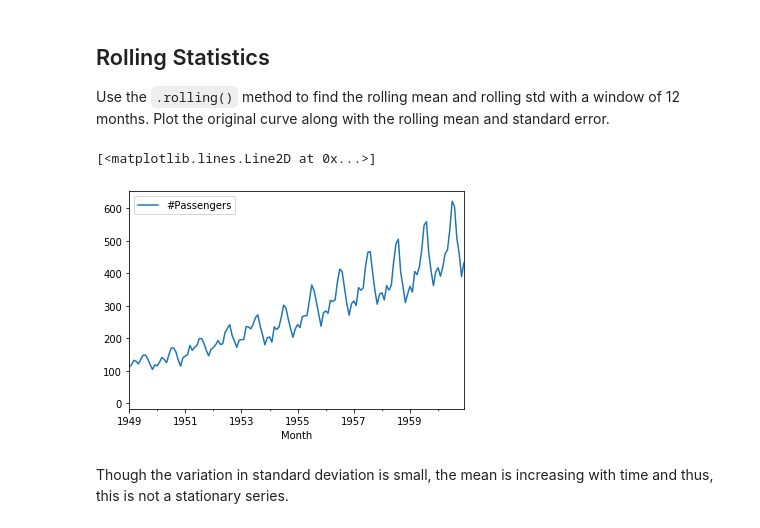
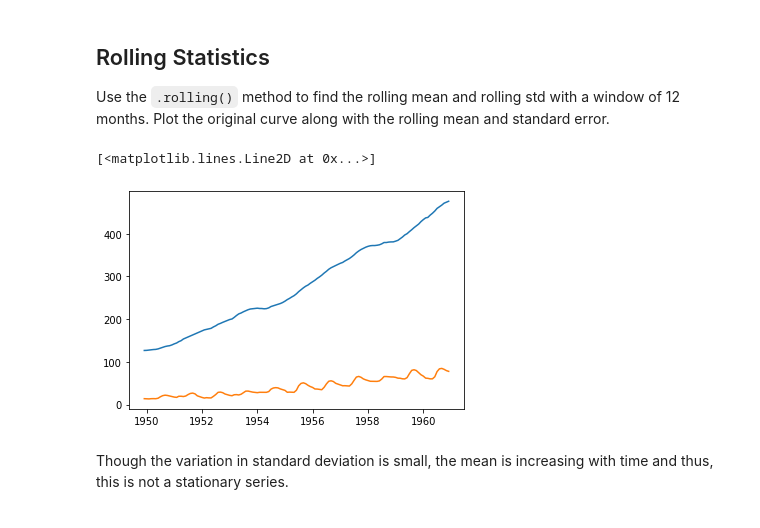
Before and after one commit to OsterMendel/dsc-testing-for-trends-lab-nyc-ds-033020, a Jupyter notebook: index.ipynb, the cells around one changed output. Drawn from its saved outputs; the diff is of its cells as text; code cells hidden in the pictures.

```diff
--- a/index.ipynb
+++ b/index.ipynb
@@ -85,12 +85,12 @@ Use the `.rolling()` method to find the rolling mean and rolling std with a wind
 # %%
 # Determine rolling statistics
 fig, ax = plt.subplots()
-data.plot(ax=ax)
-plt.plot(data.rolling(window=12).mean())
-plt.plot(data.rolling(window=12).std())
+# data.plot(ax=ax)
+ax.plot(data.rolling(window=12).mean())
+ax.plot(data.rolling(window=12).std())
 # %% [output]
 [<matplotlib.lines.Line2D at 0x...>]
-[figure, old version]
+[figure, new version]
 # %%
 # Plot rolling statistics
 # %% [markdown]
```
